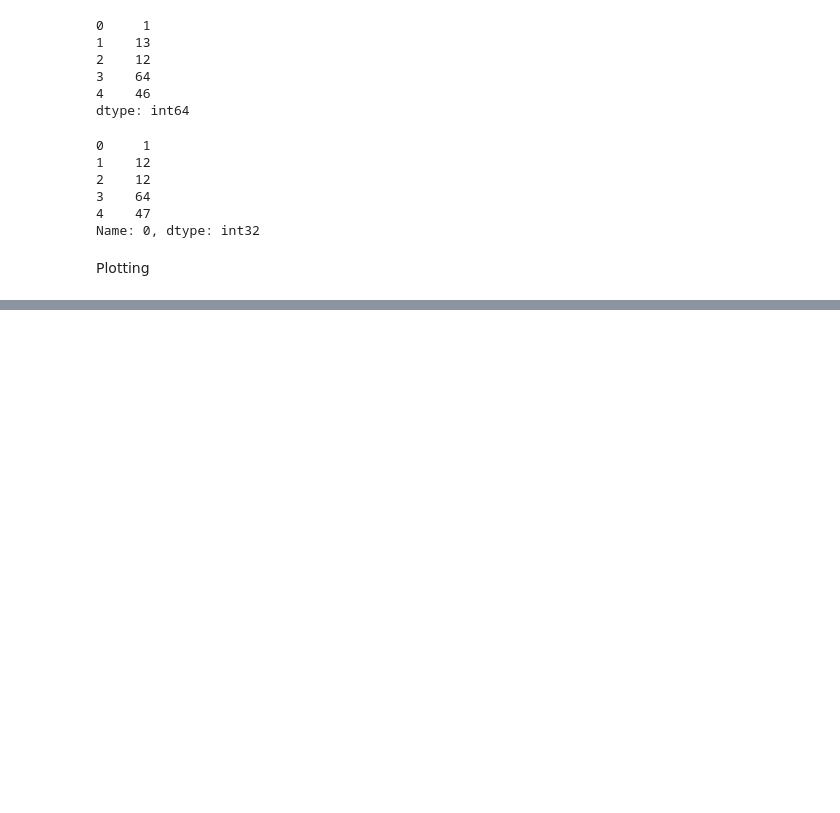
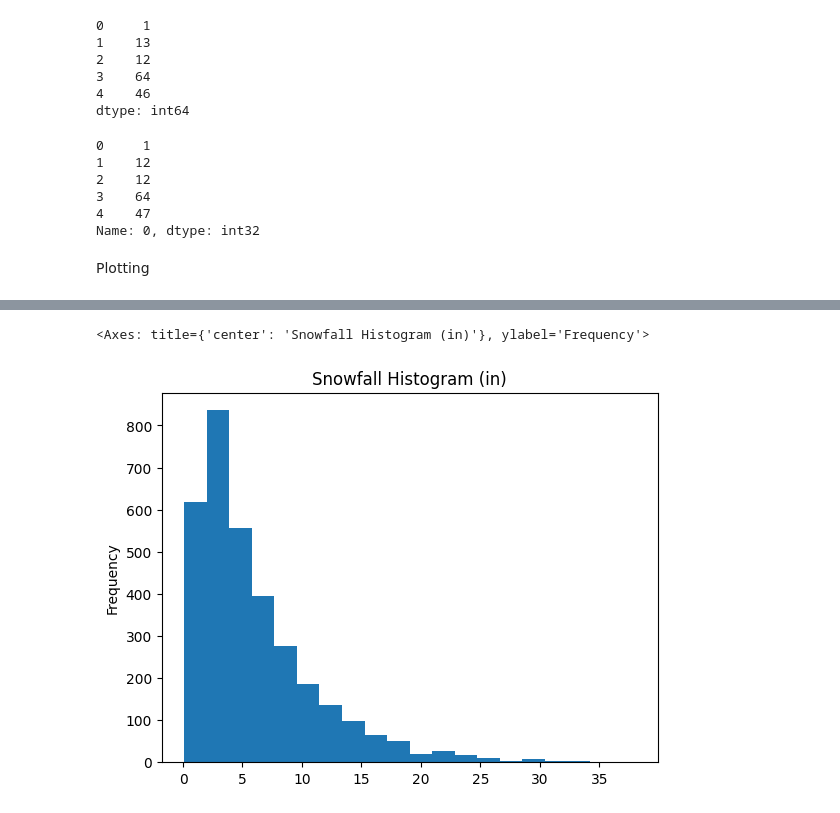
Before and after one commit to Moisebea/PythonDatastructure, a Jupyter notebook: EPP_For_Data_Manipulation/Data_manipulation.ipynb, the cells around one changed output, grey strips where cells are left out. Cells and saved outputs as stored; diff of their text form; code cells hidden in the pictures; blank space fills up the shorter version.

```diff
--- a/EPP_For_Data_Manipulation/Data_manipulation.ipynb
+++ b/EPP_For_Data_Manipulation/Data_manipulation.ipynb
@@ -492,0 +529,5 @@ FileNotFoundError: [Errno 2] No such file or directory: 'alta-noaa-1980-2019.csv
+# %%
+snow[snow >0].plot.hist(bins=20,title ='Snowfall Histogram (in)')
+# %% [output]
+<Axes: title={'center': 'Snowfall Histogram (in)'}, ylabel='Frequency'>
+[figure, added]
```
Also changed, not shown: parts of 9 cells of this notebook.
